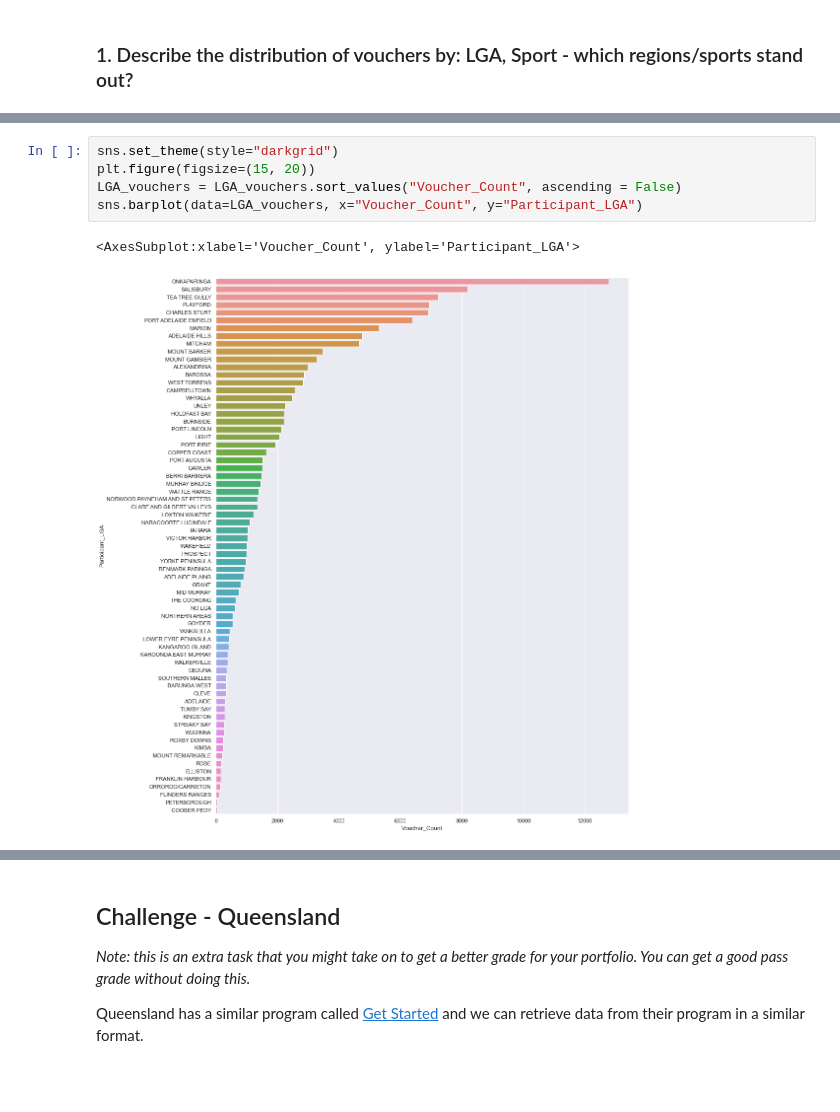
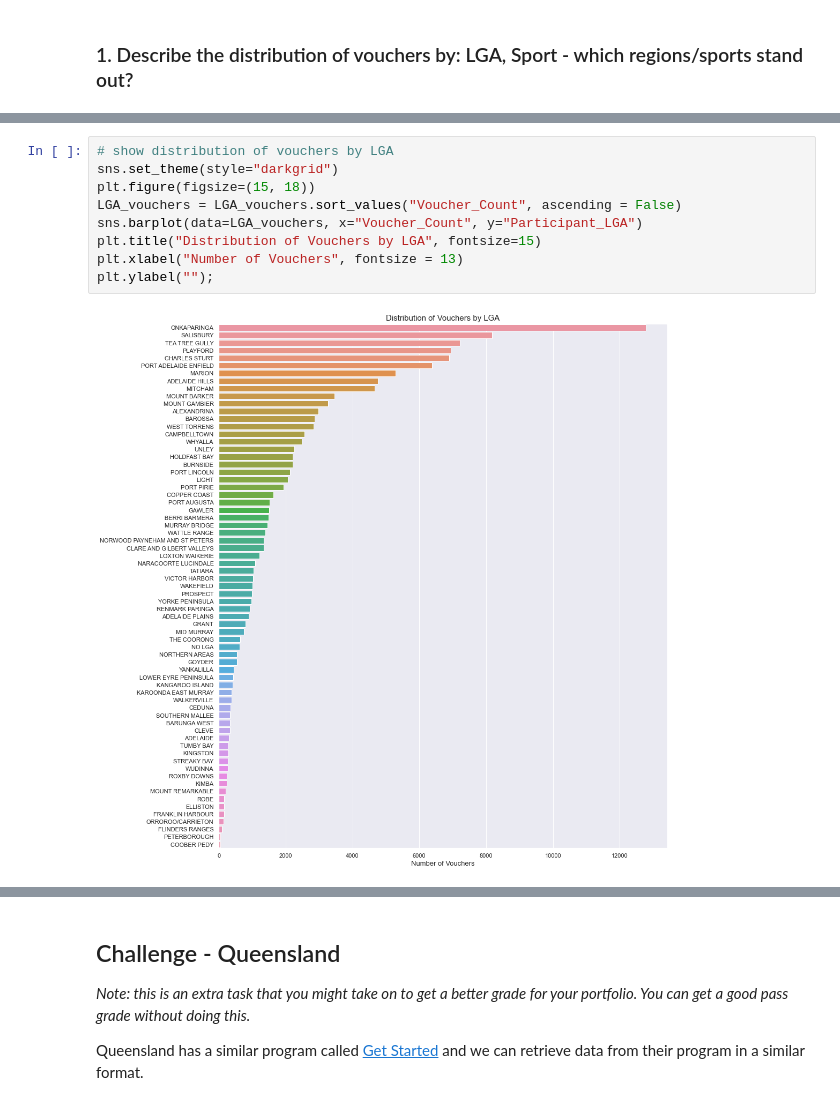
Before and after one commit to felix-rosenberger/Data-Science-Portfolio, a Jupyter notebook: Portfolio 2.ipynb, the cells around one changed output, grey strips where cells are left out. Saved outputs shown, nothing was run; the diff lists cells and outputs as text; blank space fills up the shorter version.

Commit message:
Further work on voucher distribution per LGA/sport

```diff
--- a/Portfolio 2.ipynb
+++ b/Portfolio 2.ipynb
@@ -115,10 +118,13 @@ LGA_vouchers
 | 68 | YORKE PENINSULA | 977 |
 69 rows × 2 columns
 # %%
+# show distribution of vouchers by LGA
 sns.set_theme(style="darkgrid")
-plt.figure(figsize=(15, 20))
+plt.figure(figsize=(15, 18))
 LGA_vouchers = LGA_vouchers.sort_values("Voucher_Count", ascending = False)
 sns.barplot(data=LGA_vouchers, x="Voucher_Count", y="Participant_LGA")
+plt.title("Distribution of Vouchers by LGA", fontsize=15)
+plt.xlabel("Number of Vouchers", fontsize = 13)
+plt.ylabel("");
 # %% [output]
-<AxesSubplot:xlabel='Voucher_Count', ylabel='Participant_LGA'>
-[figure, old version]
+[figure, new version]
```
Also changed, not shown: parts of 19 cells of this notebook.
